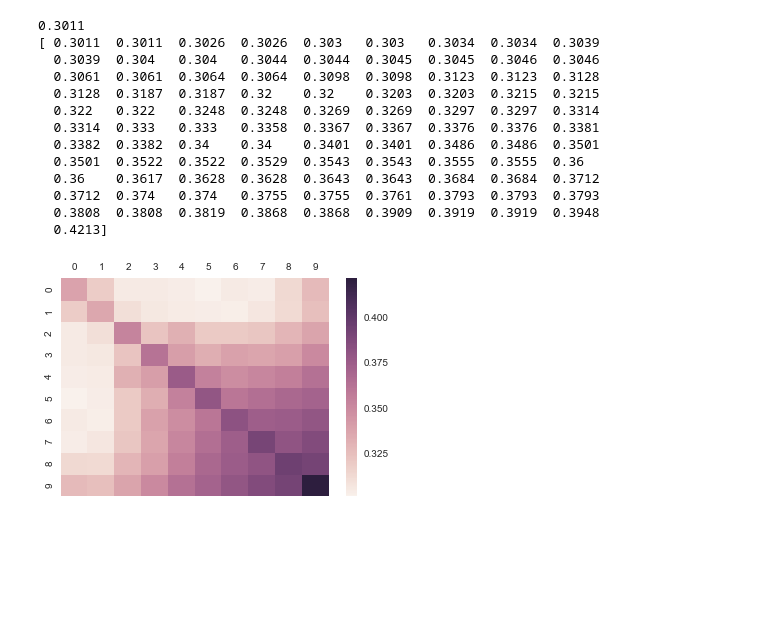
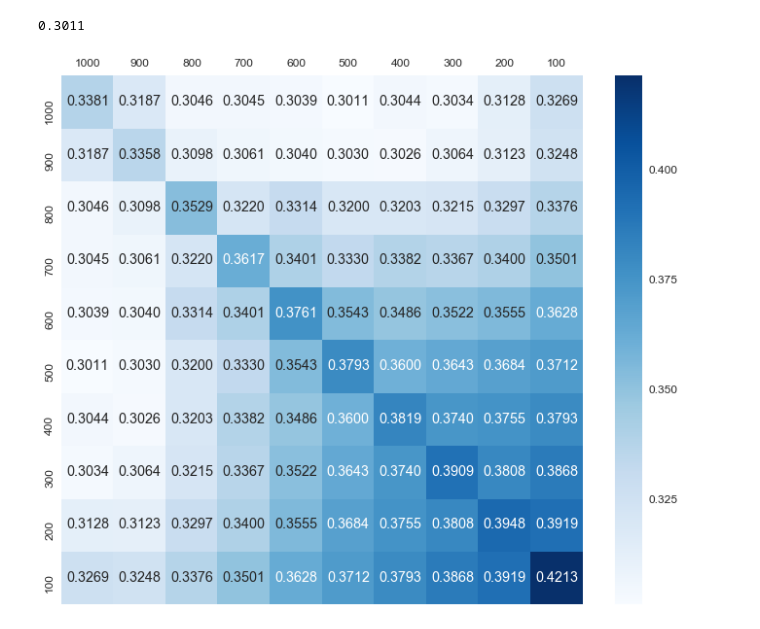
Before and after one commit to prl900/precip-encoder-decoders, a Jupyter notebook: figures.ipynb, the cells around one changed output. Cells and saved outputs as stored; diff of their text form; code cells hidden in the pictures; blank space fills up the shorter version.

```diff
--- a/figures.ipynb
+++ b/figures.ipynb
@@ -1,41 +1,32 @@
 # %%
 import numpy as np
 import matplotlib.pyplot as plt
 import seaborn as sns
+import pandas as pd
 
 # figures inline in notebook
 %matplotlib inline
-
-sns.set_palette("Greens")
 
 corrmat = np.array([[0.3381,0.3187,0.3046,0.3045,0.3039,0.3011,0.3044,0.3034,0.3128,0.3269],
                     [0.3187,0.3358,0.3098,0.3061,0.3040,0.3030,0.3026,0.3064,0.3123,0.3248],
                     [0.3046,0.3098,0.3529,0.3220,0.3314,0.3200,0.3203,0.3215,0.3297,0.3376],
                     [0.3045,0.3061,0.3220,0.3617,0.3401,0.3330,0.3382,0.3367,0.3400,0.3501],
                     [0.3039,0.3040,0.3314,0.3401,0.3761,0.3543,0.3486,0.3522,0.3555,0.3628],
                     [0.3011,0.3030,0.3200,0.3330,0.3543,0.3793,0.3600,0.3643,0.3684,0.3712],
                     [0.3044,0.3026,0.3203,0.3382,0.3486,0.3600,0.3819,0.3740,0.3755,0.3793],
                     [0.3034,0.3064,0.3215,0.3367,0.3522,0.3643,0.3740,0.3909,0.3808,0.3868],
                     [0.3128,0.3123,0.3297,0.3400,0.3555,0.3684,0.3755,0.3808,0.3948,0.3919],
                     [0.3269,0.3248,0.3376,0.3501,0.3628,0.3712,0.3793,0.3868,0.3919,0.4213]])
 
-#sns.palplot(sns.diverging_palette(220, 20, n=7))
 print(corrmat.min())
-sns.heatmap(corrmat, vmax=corrmat.max(), vmin=corrmat.min(), square=False).xaxis.tick_top()
 
-print(np.sort(corrmat.flatten()))
+index = [1000,900,800,700,600,500,400,300,200,100]
+df = pd.DataFrame(corrmat, columns=["1000","900","800","700","600","500","400","300","200","100"], index=index)
+
+with sns.plotting_context("notebook", font_scale=1.2):
+
+    plt.figure(figsize=(12,10))
+    sns.heatmap(df, vmax=corrmat.max(), vmin=corrmat.min(), square=False, annot=True, fmt=".4f", cmap="Blues").xaxis.tick_top()
 # %% [output]
 0.3011
-[ 0.3011  0.3011  0.3026  0.3026  0.303   0.303   0.3034  0.3034  0.3039
-  0.3039  0.304   0.304   0.3044  0.3044  0.3045  0.3045  0.3046  0.3046
-  0.3061  0.3061  0.3064  0.3064  0.3098  0.3098  0.3123  0.3123  0.3128
-  0.3128  0.3187  0.3187  0.32    0.32    0.3203  0.3203  0.3215  0.3215
-  0.322   0.322   0.3248  0.3248  0.3269  0.3269  0.3297  0.3297  0.3314
-  0.3314  0.333   0.333   0.3358  0.3367  0.3367  0.3376  0.3376  0.3381
-  0.3382  0.3382  0.34    0.34    0.3401  0.3401  0.3486  0.3486  0.3501
-  0.3501  0.3522  0.3522  0.3529  0.3543  0.3543  0.3555  0.3555  0.36
-  0.36    0.3617  0.3628  0.3628  0.3643  0.3643  0.3684  0.3684  0.3712
-  0.3712  0.374   0.374   0.3755  0.3755  0.3761  0.3793  0.3793  0.3793
-  0.3808  0.3808  0.3819  0.3868  0.3868  0.3909  0.3919  0.3919  0.3948
-  0.4213]
-[figure, old version]
+[figure, new version]
```
Also changed, not shown: parts of 3 cells of this notebook, 1 other file.
